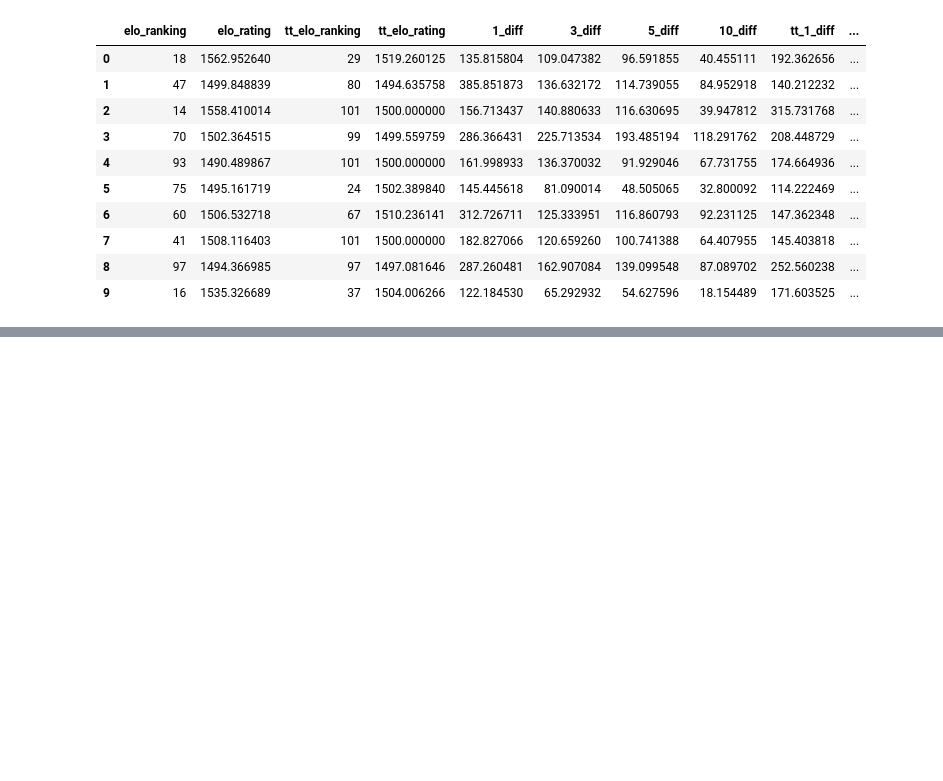
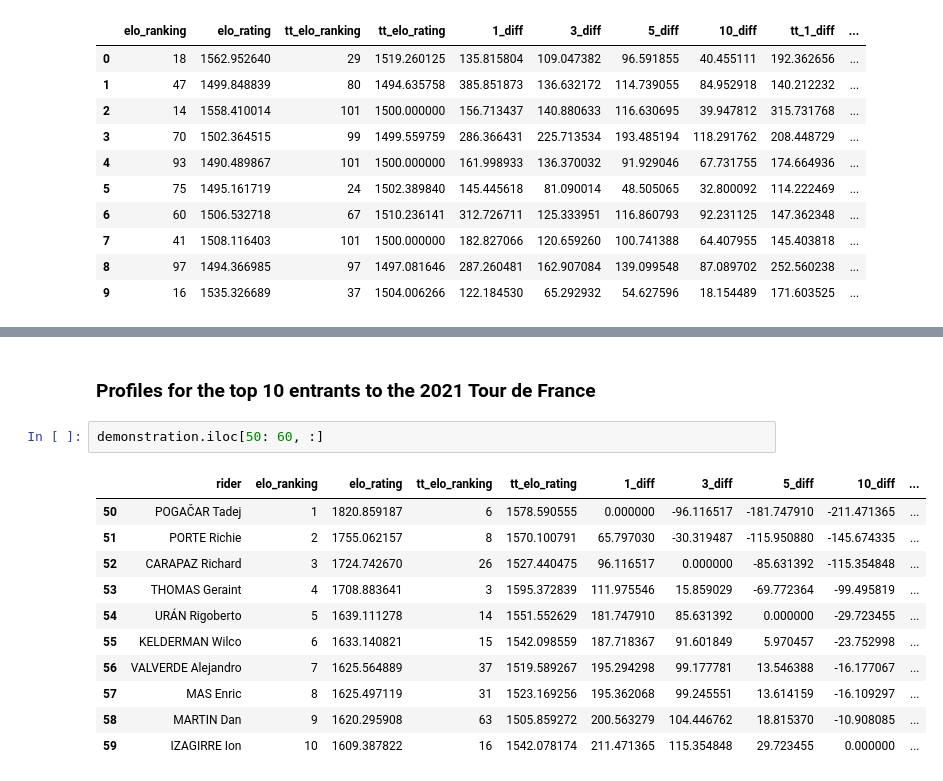
Before and after one commit to SamMorton123/velo-research, a Jupyter notebook: research/veloball-demonstration.ipynb, the cells around one changed output, grey strips where cells are left out. Saved outputs shown, nothing was run; the diff lists cells and outputs as text; blank space fills up the shorter version.

```diff
--- a/research/veloball-demonstration.ipynb
+++ b/research/veloball-demonstration.ipynb
@@ -110,0 +127,16 @@ name: VeloGC XG Boost With Rider Info, id: 7f0abb8f-8b53-4025-a18b-37db84ce7874,
+# %% [markdown]
+### Profiles for the top 10 entrants to the 2021 Tour de France
+# %%
+demonstration.iloc[50: 60, :]
+# %% [output]
+|  | rider | elo_ranking | elo_rating | tt_elo_ranking | tt_elo_rating | 1_diff | 3_diff | 5_diff | 10_diff | ... |
+| 50 | POGAČAR Tadej | 1 | 1820.859187 | 6 | 1578.590555 | 0.000000 | -96.116517 | -181.747910 | -211.471365 | ... |
+| 51 | PORTE Richie | 2 | 1755.062157 | 8 | 1570.100791 | 65.797030 | -30.319487 | -115.950880 | -145.674335 | ... |
+| 52 | CARAPAZ Richard | 3 | 1724.742670 | 26 | 1527.440475 | 96.116517 | 0.000000 | -85.631392 | -115.354848 | ... |
+| 53 | THOMAS Geraint | 4 | 1708.883641 | 3 | 1595.372839 | 111.975546 | 15.859029 | -69.772364 | -99.495819 | ... |
+| 54 | URÁN Rigoberto | 5 | 1639.111278 | 14 | 1551.552629 | 181.747910 | 85.631392 | 0.000000 | -29.723455 | ... |
+| 55 | KELDERMAN Wilco | 6 | 1633.140821 | 15 | 1542.098559 | 187.718367 | 91.601849 | 5.970457 | -23.752998 | ... |
+| 56 | VALVERDE Alejandro | 7 | 1625.564889 | 37 | 1519.589267 | 195.294298 | 99.177781 | 13.546388 | -16.177067 | ... |
+| 57 | MAS Enric | 8 | 1625.497119 | 31 | 1523.169256 | 195.362068 | 99.245551 | 13.614159 | -16.109297 | ... |
+| 58 | MARTIN Dan | 9 | 1620.295908 | 63 | 1505.859272 | 200.563279 | 104.446762 | 18.815370 | -10.908085 | ... |
+| 59 | IZAGIRRE Ion | 10 | 1609.387822 | 16 | 1542.078174 | 211.471365 | 115.354848 | 29.723455 | 0.000000 | ... |
```
Also changed, not shown: parts of 25 cells of this notebook.
